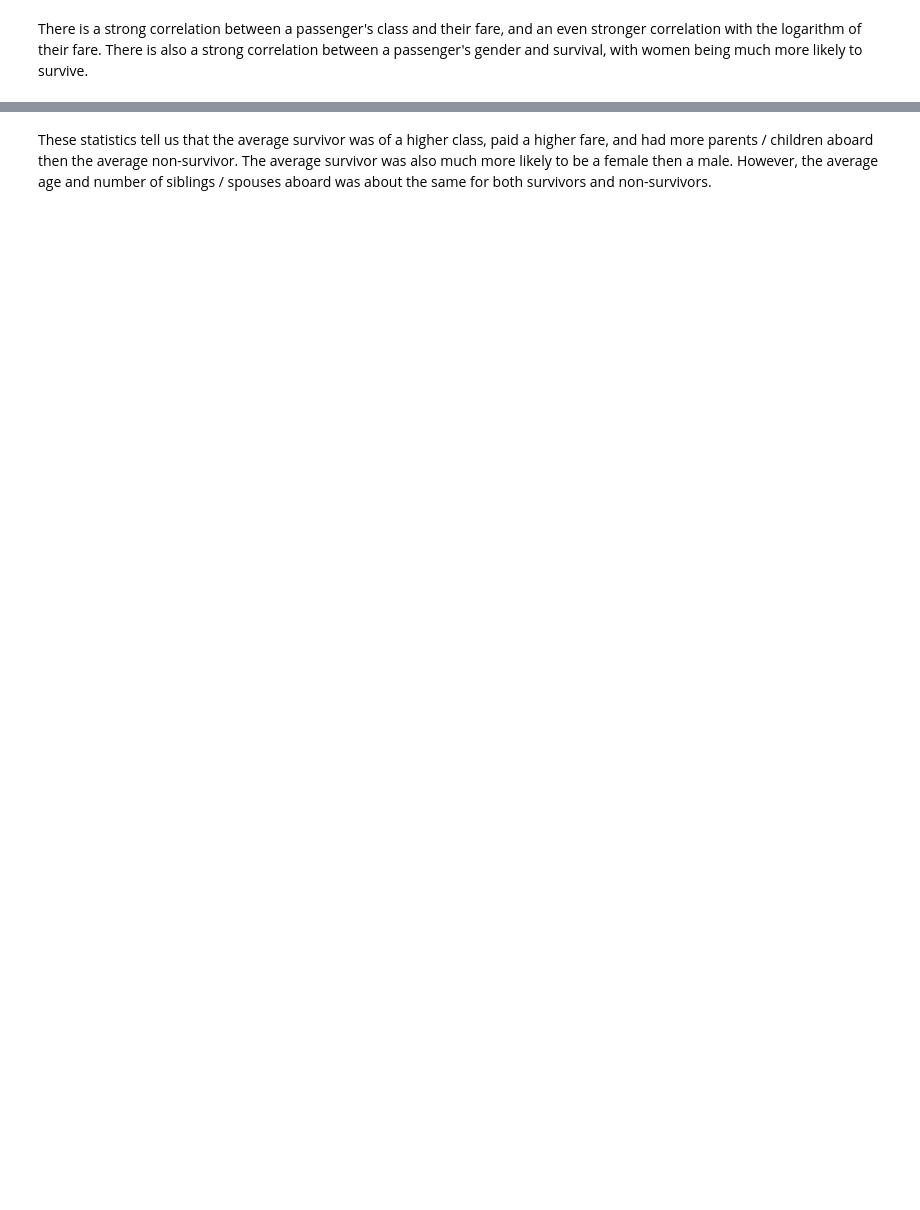
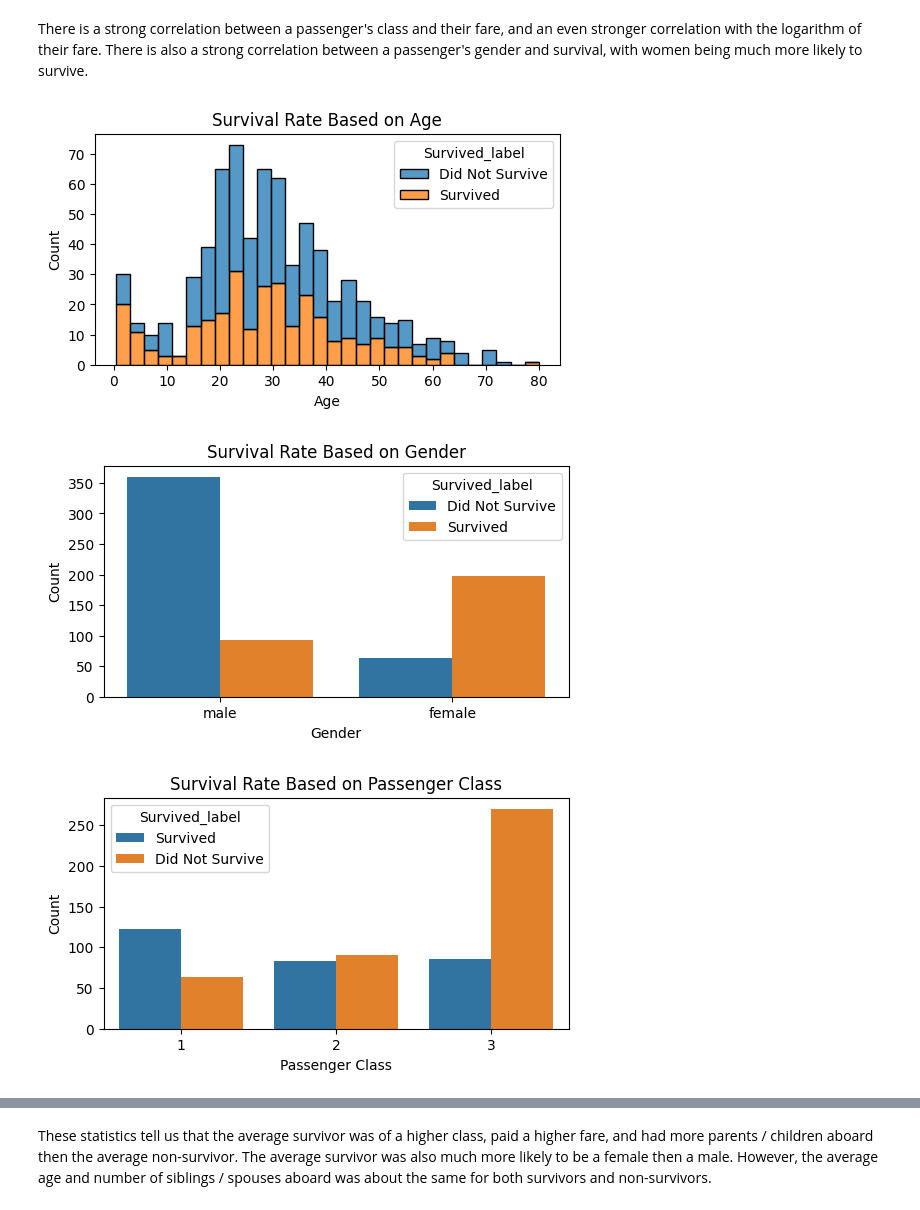
Before and after one commit to LeeEisenberg/CSE351Project1, a Jupyter notebook: titanic.ipynb, the cells around one changed output, grey strips where cells are left out. Saved outputs shown, nothing was run; the diff lists cells and outputs as text; code cells hidden in the pictures; blank space fills up the shorter version.

```diff
--- a/titanic.ipynb
+++ b/titanic.ipynb
@@ -40,5 +88,34 @@ Text(0.5, 1.0, 'Economic Correlation Heatmap')
 # %% [markdown]
 There is a strong correlation between a passenger's class and their fare, and an even stronger correlation with the logarithm of their fare. There is also a strong correlation between a passenger's gender and survival, with women being much more likely to survive.
+# %%
+survival_labels = {0: 'Did Not Survive', 1: 'Survived'}
+dfTrain['Survived_label'] = dfTrain['Survived'].map(survival_labels) #use maps to turn numbers into statements
+plt.figure(figsize=(6, 3))
+sns.histplot(data=dfTrain, x='Age', hue='Survived_label', multiple='stack', bins=30)
+plt.title('Survival Rate Based on Age')
+plt.xlabel('Age')
+plt.ylabel('Count')
+plt.show()
+
+# Plot for Survival Rate Based on Gender
+plt.figure(figsize=(6, 3))
+sns.countplot(x='Sex', hue='Survived_label', data=dfTrain)
+plt.title('Survival Rate Based on Gender')
+plt.xlabel('Gender')
+plt.ylabel('Count')
+plt.show()
+
+# Plot for Survival Rate Based on Passenger Class
+plt.figure(figsize=(6, 3))
+sns.countplot(x='Pclass', hue='Survived_label', data=dfTrain)
+plt.title('Survival Rate Based on Passenger Class')
+plt.xlabel('Passenger Class')
+plt.ylabel('Count')
+plt.show()
+# %% [output]
+[figure, added]
+[figure, added]
+[figure, added]
 # %%
 dfTrainNumeric = dfTrain[['Pclass', 'Fare', 'Survived', 'Sex', 'Age', 'SibSp', 'Parch']]
 dfTrainNumeric['Sex'] = dfTrainNumeric['Sex'].replace(['male', 'female'], [1, 0]) #convert gender to numeric
```
Also changed, not shown: parts of 15 cells of this notebook.
